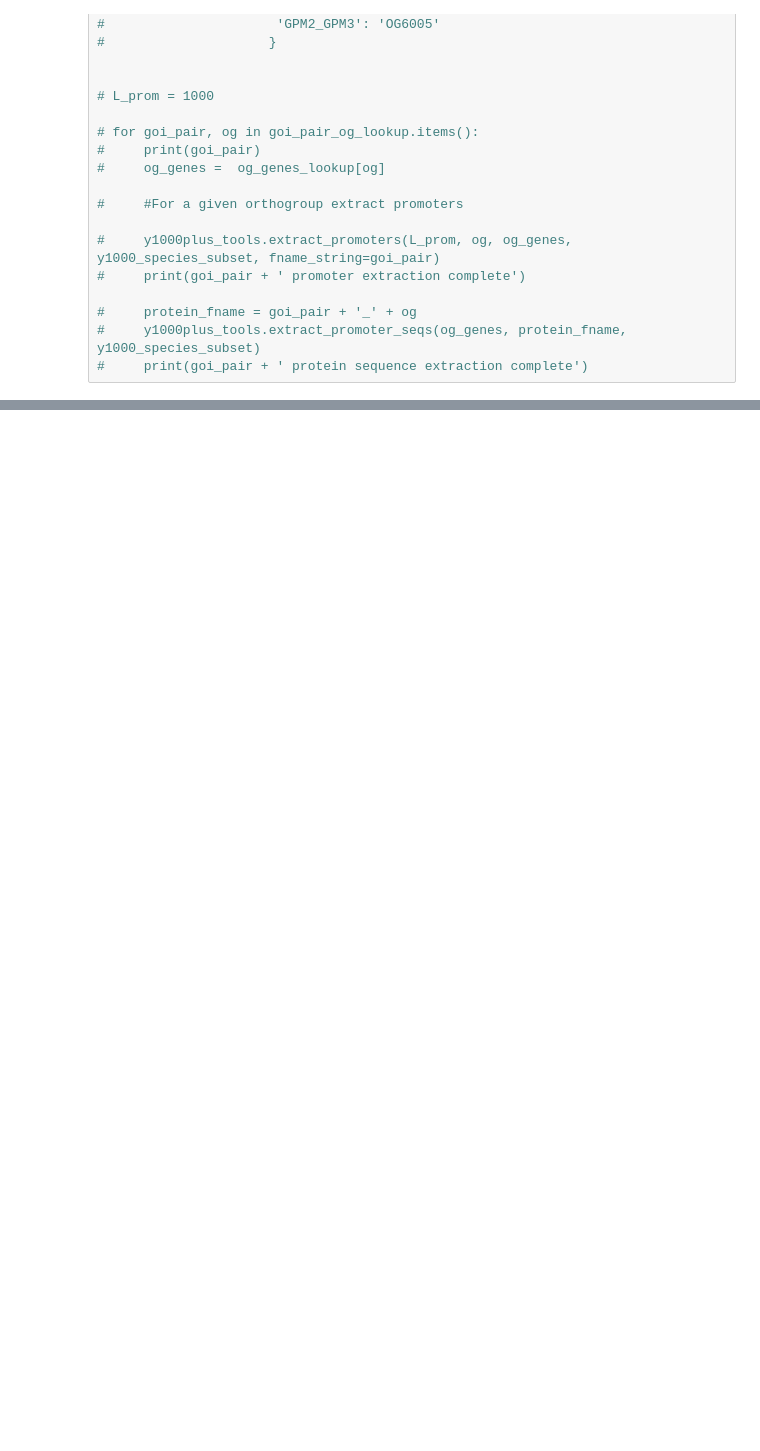
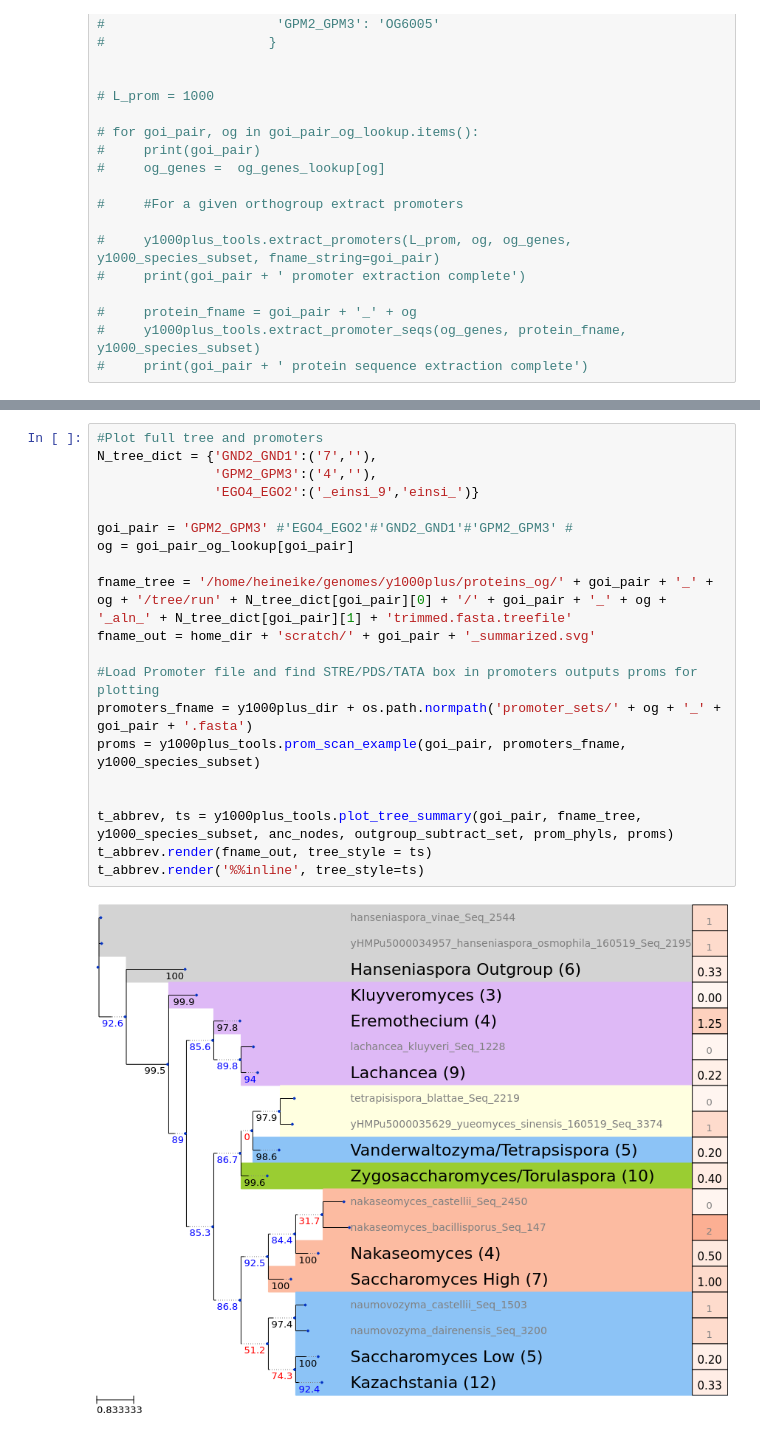
Before and after one commit to heineike02/y1000plus_tools, a Jupyter notebook: scripts/20190219_STRE_examples.ipynb, the cells around one changed output, grey strips where cells are left out. Cells and saved outputs as stored; diff of their text form; blank space fills up the shorter version.

```diff
--- a/scripts/20190219_STRE_examples.ipynb
+++ b/scripts/20190219_STRE_examples.ipynb
@@ -399,0 +1013,22 @@ proms.set_index('seq_id', inplace=True)
+# %%
+#Plot full tree and promoters
+N_tree_dict = {'GND2_GND1':('7',''),
+               'GPM2_GPM3':('4',''),
+               'EGO4_EGO2':('_einsi_9','einsi_')}
+
+goi_pair = 'GPM2_GPM3' #'EGO4_EGO2'#'GND2_GND1'#'GPM2_GPM3' #
+og = goi_pair_og_lookup[goi_pair]
+
+fname_tree = '/home/heineike/genomes/y1000plus/proteins_og/' + goi_pair + '_' + og + '/tree/run' + N_tree_dict[goi_pair][0] + '/' + goi_pair + '_' + og + '_aln_' + N_tree_dict[goi_pair][1] + 'trimmed.fasta.treefile'
+fname_out = home_dir + 'scratch/' + goi_pair + '_summarized.svg'
+
+#Load Promoter file and find STRE/PDS/TATA box in promoters outputs proms for plotting
+promoters_fname = y1000plus_dir + os.path.normpath('promoter_sets/' + og + '_' + goi_pair + '.fasta')
+proms = y1000plus_tools.prom_scan_example(goi_pair, promoters_fname, y1000_species_subset)
+
+
+t_abbrev, ts = y1000plus_tools.plot_tree_summary(goi_pair, fname_tree, y1000_species_subset, anc_nodes, outgroup_subtract_set, prom_phyls, proms)
+t_abbrev.render(fname_out, tree_style = ts)
+t_abbrev.render('%%inline', tree_style=ts)
+# %% [output]
+[figure, added]
```
Also changed, not shown: parts of 53 cells of this notebook, 20 other files.
